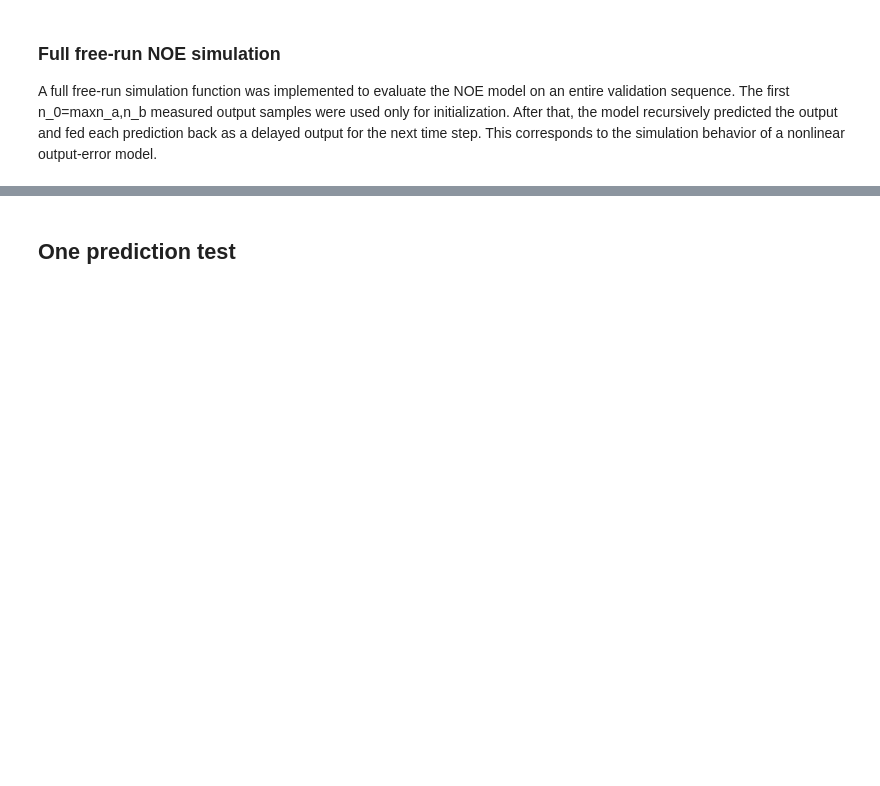
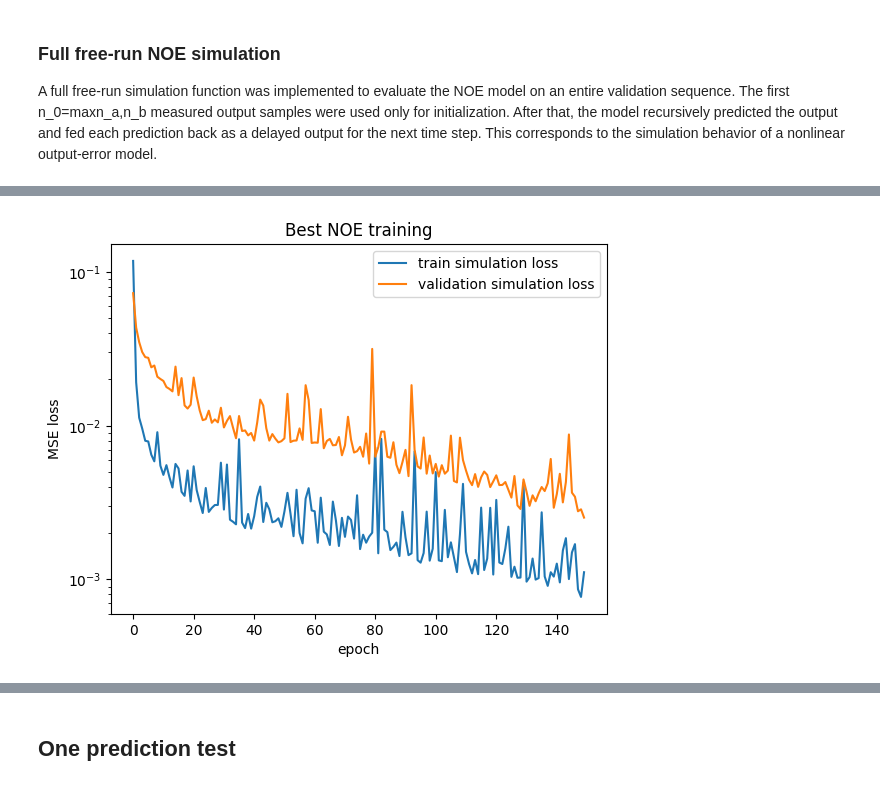
Before and after one commit to SpyrosAnog/ML-for-control-systems-Pendulum, a Jupyter notebook: Assignment_NOE_RNN.ipynb, the cells around one changed output, grey strips where cells are left out. Cells and saved outputs as stored; diff of their text form; code cells hidden in the pictures; blank space fills up the shorter version.

```diff
--- a/Assignment_NOE_RNN.ipynb
+++ b/Assignment_NOE_RNN.ipynb
@@ -458,0 +457,17 @@ Compared to the benchmark values provided in the repository, the final NOE model
+# %%
+train_losses, val_losses = best_noe_losses
+
+plt.figure()
+plt.plot(train_losses, label="train simulation loss")
+plt.plot(val_losses, label="validation simulation loss")
+plt.yscale("log")
+plt.xlabel("epoch")
+plt.ylabel("MSE loss")
+plt.title("Best NOE training")
+plt.legend()
+plt.show()
+
+print("Best epoch based on validation-window loss:", int(np.argmin(val_losses)))
+print("Best validation-window loss:", np.min(val_losses))
+# %% [output]
+[figure, added]
```
Also changed, not shown: parts of 37 cells of this notebook.
